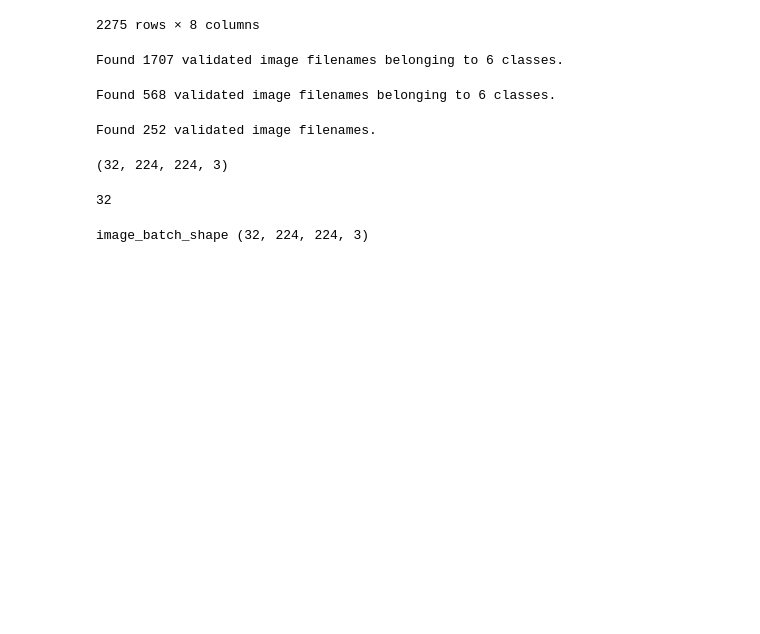
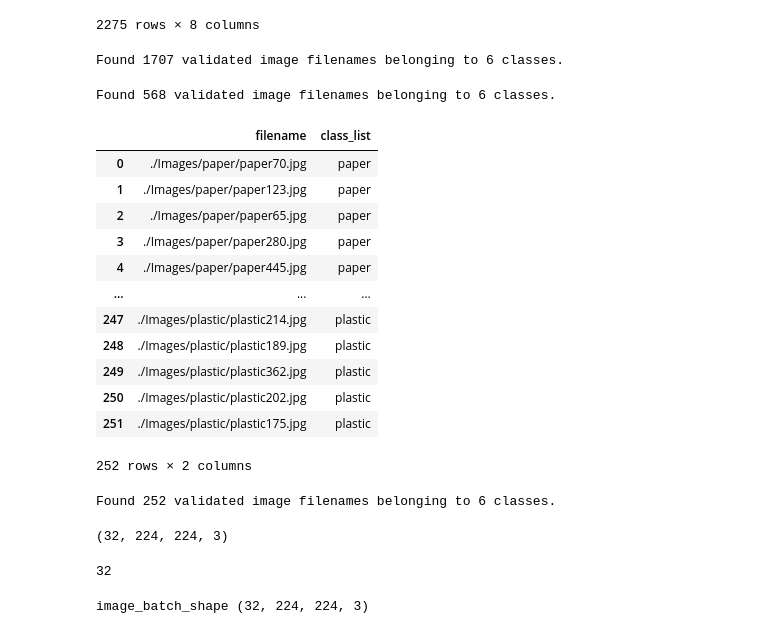
Before and after one commit to nandini-sundar/cs230-waste-classification-and-detection, a Jupyter notebook: keras_classification.ipynb, the cells around one changed output. Cells and saved outputs as stored; diff of their text form; code cells hidden in the pictures; blank space fills up the shorter version.

```diff
--- a/keras_classification.ipynb
+++ b/keras_classification.ipynb
@@ -340,19 +317,36 @@ validation_data_gen = image_generator.flow_from_dataframe(dataframe=train_df_x_y
                                                     save_prefix="gen-")
 # %% [output]
 Found 568 validated image filenames belonging to 6 classes.
+# %%
+test_df
+# %% [output]
+|  | filename | class_list |
+| 0 | ./Images/paper/paper70.jpg | paper |
+| 1 | ./Images/paper/paper123.jpg | paper |
+| 2 | ./Images/paper/paper65.jpg | paper |
+| 3 | ./Images/paper/paper280.jpg | paper |
+| 4 | ./Images/paper/paper445.jpg | paper |
+| ... | ... | ... |
+| 247 | ./Images/plastic/plastic214.jpg | plastic |
+| 248 | ./Images/plastic/plastic189.jpg | plastic |
+| 249 | ./Images/plastic/plastic362.jpg | plastic |
+| 250 | ./Images/plastic/plastic202.jpg | plastic |
+| 251 | ./Images/plastic/plastic175.jpg | plastic |
+252 rows × 2 columns
 # %%
 #Notice that y_col = None
 test_generator = tf.keras.preprocessing.image.ImageDataGenerator(rescale=1./255)
 test_data_gen = test_generator.flow_from_dataframe(dataframe=test_df,
                                                      directory=data_dir,
                                                      x_col=x_col,
+                                                     y_col="class_list",
                                                      batch_size=BATCH_SIZE,
                                                      shuffle=True,
                                                     seed=SEED,
-                                                   class_mode=None,
+                                                   class_mode='categorical',
                                                      target_size=(IMG_HEIGHT, IMG_WIDTH),
                                                     save_to_dir=generated_test_images_dir,
                                                     save_prefix="gen-")
 # %% [output]
-Found 252 validated image filenames.
+Found 252 validated image filenames belonging to 6 classes.
 # %%
```
Also changed, not shown: parts of 14 cells of this notebook.
